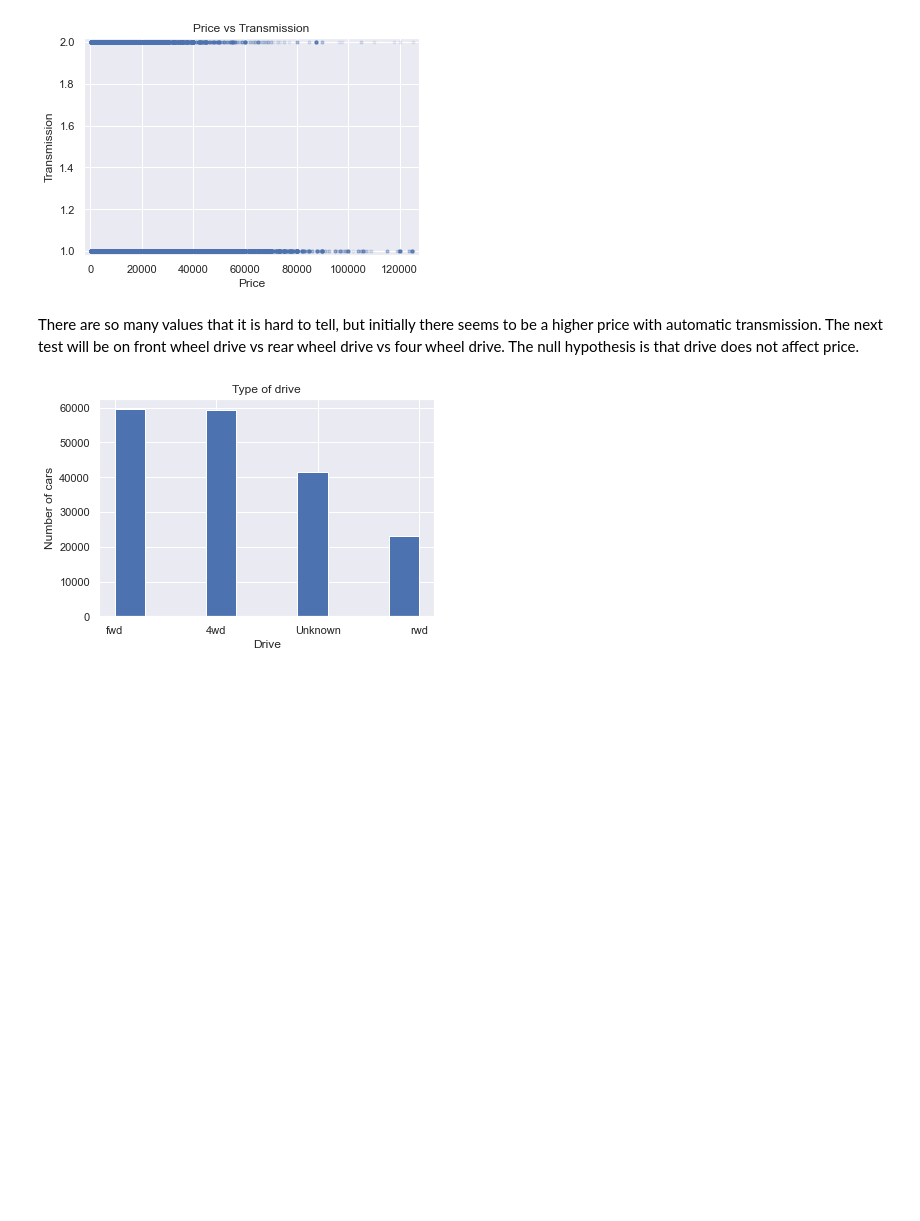
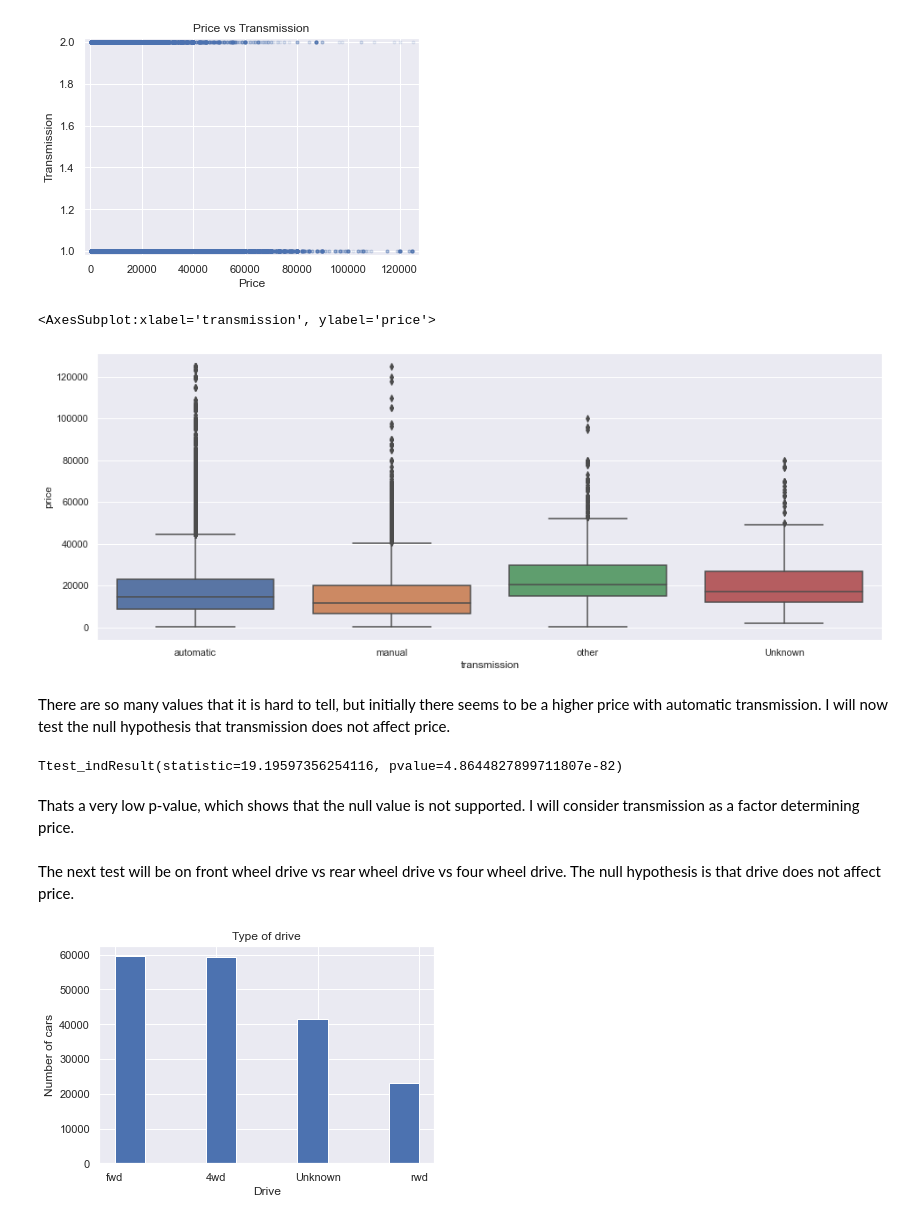
Before and after one commit to dawgtree/CapstoneTwoProject, a Jupyter notebook: 2nd_Capstone_EDA.ipynb, the cells around one changed output. Drawn from its saved outputs; the diff is of its cells as text; code cells hidden in the pictures; blank space fills up the shorter version.

```diff
--- a/2nd_Capstone_EDA.ipynb
+++ b/2nd_Capstone_EDA.ipynb
@@ -525,8 +493,24 @@ plt.title('Price vs Transmission')
 # %% [output]
 Text(0.5, 1.0, 'Price vs Transmission')
 [figure]
+# %%
+plt.figure(figsize=(16, 6))
+sns.boxplot(x='transmission',y='price', data=cars)
+# %% [output]
+<AxesSubplot:xlabel='transmission', ylabel='price'>
+[figure, added]
 # %% [markdown]
-There are so many values that it is hard to tell, but initially there seems to be a higher price with automatic transmission.  The next test will be on front wheel drive vs rear wheel drive vs four wheel drive. The null hypothesis is that drive does not affect price.
+There are so many values that it is hard to tell, but initially there seems to be a higher price with automatic transmission.  I will now test the null hypothesis that transmission does not affect price.
+# %%
+automatic = cars[cars['transmission']=='automatic']['price']
+manual = cars[cars['transmission']=='manual']['price']
+stats.ttest_ind(automatic,manual)
+# %% [output]
+Ttest_indResult(statistic=19.19597356254116, pvalue=4.8644827899711807e-82)
+# %% [markdown]
+Thats a very low p-value, which shows that the null value is not supported.  I will consider transmission as a factor determining price.
+# %% [markdown]
+The next test will be on front wheel drive vs rear wheel drive vs four wheel drive. The null hypothesis is that drive does not affect price.
 # %%
 _ = sns.set()
 _ = plt.hist(cars['drive'])
```
Also changed, not shown: parts of 54 cells of this notebook.
